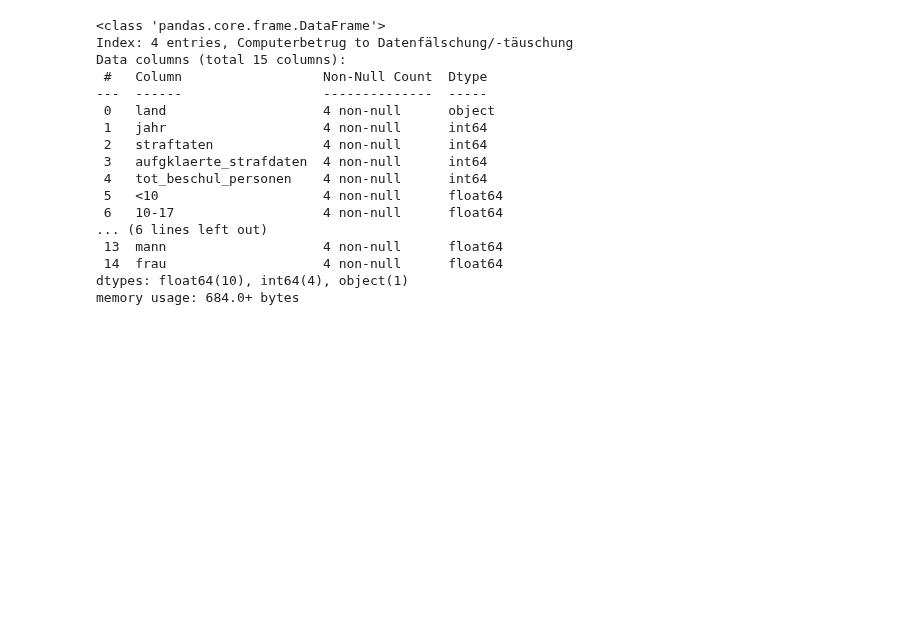
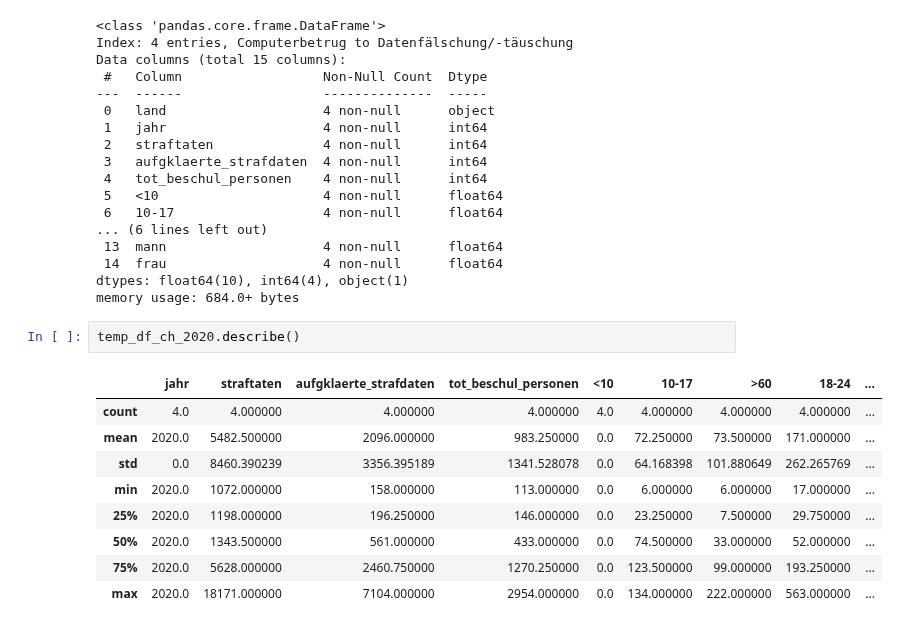
Before and after one commit to baumannf/bina_module, a Jupyter notebook: BINA_LN1_CybercrimeAnalytics.ipynb, the cells around one changed output. Drawn from its saved outputs; the diff is of its cells as text; blank space fills up the shorter version.

Commit message:
Describe Analyse des Cyber Datensatze CH 2020 erstellt

```diff
--- a/BINA_LN1_CybercrimeAnalytics.ipynb
+++ b/BINA_LN1_CybercrimeAnalytics.ipynb
@@ -538,3 +538,15 @@ Data columns (total 15 columns):
  14  frau                    4 non-null      float64
 dtypes: float64(10), int64(4), object(1)
 memory usage: 684.0+ bytes
+# %%
+temp_df_ch_2020.describe()
+# %% [output]
+|  | jahr | straftaten | aufgklaerte_strafdaten | tot_beschul_personen | <10 | 10-17 | >60 | 18-24 | ... |
+| count | 4.0 | 4.000000 | 4.000000 | 4.000000 | 4.0 | 4.000000 | 4.000000 | 4.000000 | ... |
+| mean | 2020.0 | 5482.500000 | 2096.000000 | 983.250000 | 0.0 | 72.250000 | 73.500000 | 171.000000 | ... |
+| std | 0.0 | 8460.390239 | 3356.395189 | 1341.528078 | 0.0 | 64.168398 | 101.880649 | 262.265769 | ... |
+| min | 2020.0 | 1072.000000 | 158.000000 | 113.000000 | 0.0 | 6.000000 | 6.000000 | 17.000000 | ... |
+| 25% | 2020.0 | 1198.000000 | 196.250000 | 146.000000 | 0.0 | 23.250000 | 7.500000 | 29.750000 | ... |
+| 50% | 2020.0 | 1343.500000 | 561.000000 | 433.000000 | 0.0 | 74.500000 | 33.000000 | 52.000000 | ... |
+| 75% | 2020.0 | 5628.000000 | 2460.750000 | 1270.250000 | 0.0 | 123.500000 | 99.000000 | 193.250000 | ... |
+| max | 2020.0 | 18171.000000 | 7104.000000 | 2954.000000 | 0.0 | 134.000000 | 222.000000 | 563.000000 | ... |
```
